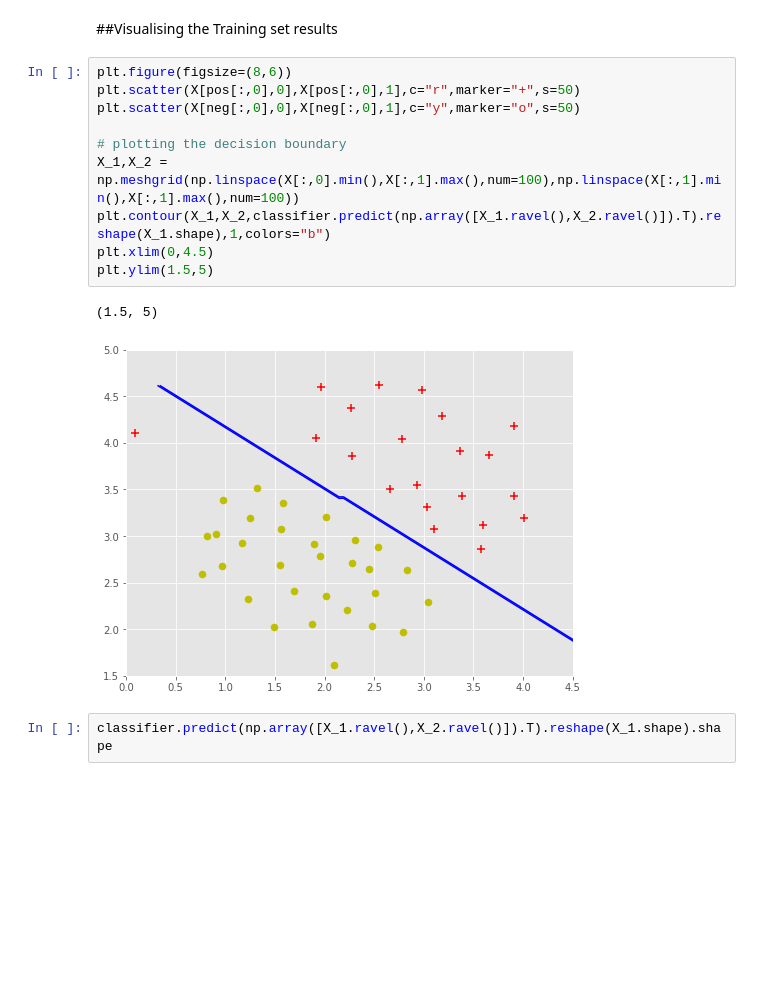
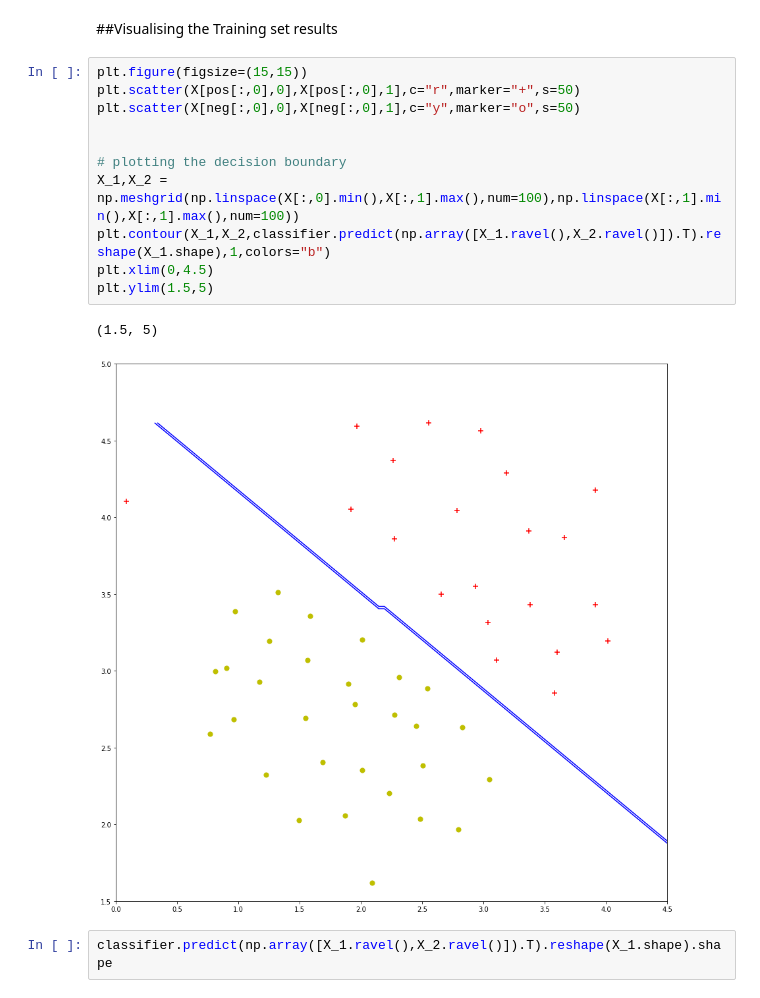
Before and after one commit to rvdrupal/Machine_Learning_Stanford, a Jupyter notebook: SVM_implementation.ipynb, the cells around one changed output. Saved outputs shown, nothing was run; the diff lists cells and outputs as text; blank space fills up the shorter version.

```diff
--- a/SVM_implementation.ipynb
+++ b/SVM_implementation.ipynb
@@ -35,18 +36,19 @@ SVC(C=1.0, break_ties=False, cache_size=200, class_weight=None, coef0=0.0,
 # %% [markdown]
 ##Visualising the Training set results
 # %%
-plt.figure(figsize=(8,6))
+plt.figure(figsize=(15,15))
 plt.scatter(X[pos[:,0],0],X[pos[:,0],1],c="r",marker="+",s=50)
 plt.scatter(X[neg[:,0],0],X[neg[:,0],1],c="y",marker="o",s=50)
+
 
 # plotting the decision boundary
 X_1,X_2 = np.meshgrid(np.linspace(X[:,0].min(),X[:,1].max(),num=100),np.linspace(X[:,1].min(),X[:,1].max(),num=100))
 plt.contour(X_1,X_2,classifier.predict(np.array([X_1.ravel(),X_2.ravel()]).T).reshape(X_1.shape),1,colors="b")
 plt.xlim(0,4.5)
 plt.ylim(1.5,5)
 # %% [output]
 (1.5, 5)
-[figure, old version]
+[figure, new version]
 # %%
 classifier.predict(np.array([X_1.ravel(),X_2.ravel()]).T).reshape(X_1.shape).shape
 # %% [output]
```
Also changed, not shown: parts of 18 cells of this notebook.
